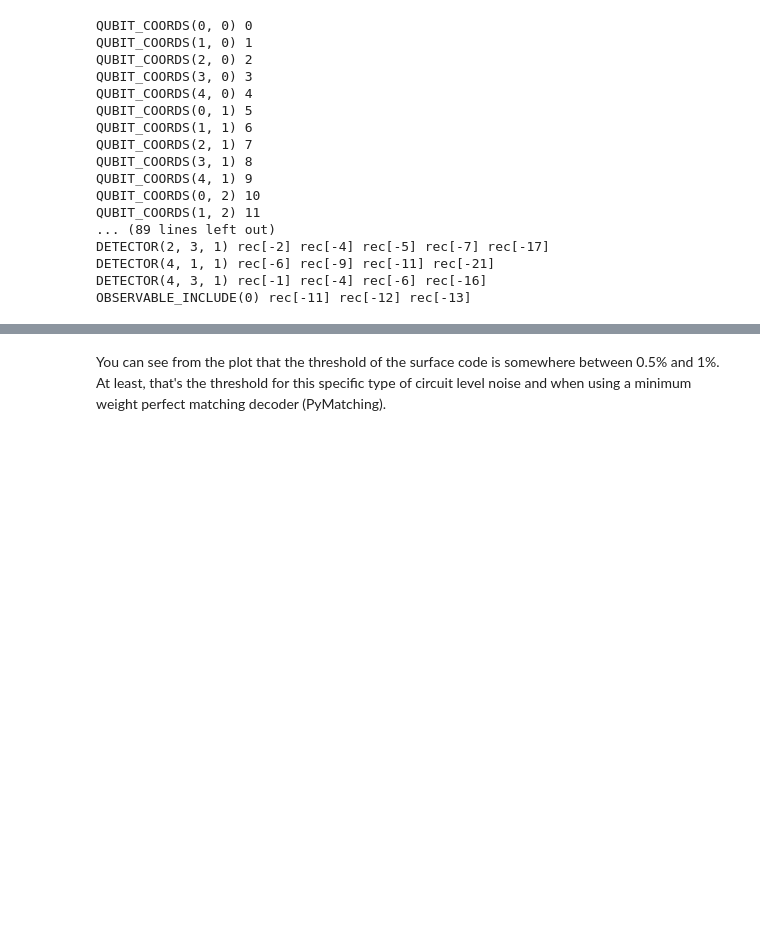
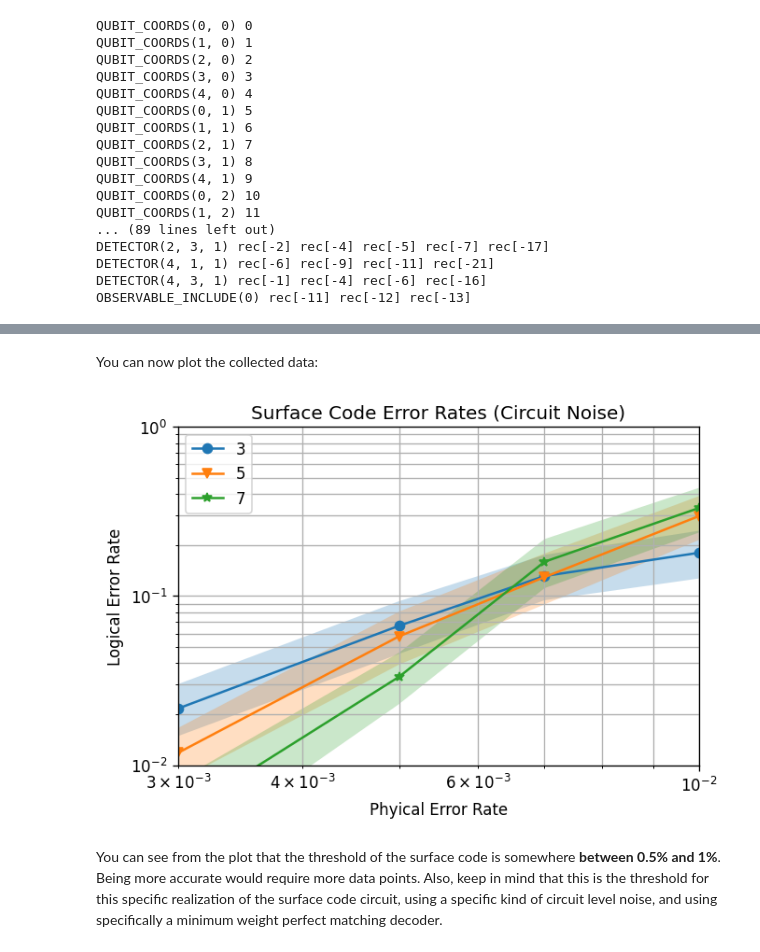
Before and after one commit to quantumlib/Stim, a Jupyter notebook: doc/getting_started.ipynb, the cells around one changed output, grey strips where cells are left out. Cells and saved outputs as stored; diff of their text form; code cells hidden in the pictures; blank space fills up the shorter version.

```diff
--- a/doc/getting_started.ipynb
+++ b/doc/getting_started.ipynb
@@ -653,0 +583,26 @@ plt.show()
+# %%
+surface_code_tasks = [
+    sinter.Task(
+        circuit = stim.Circuit.generated(
+            "surface_code:unrotated_memory_z",
+            rounds=d * 3,
+            distance=d,
+            after_clifford_depolarization=noise,
+            after_reset_flip_probability=noise,
+            before_measure_flip_probability=noise,
+            before_round_data_depolarization=noise,
+        ),
+        json_metadata={'d': d, 'p': noise},
+    )
+    for d in [3, 5, 7]
+    for noise in [0.003, 0.005, 0.007, 0.01]
+]
+
+collected_surface_code_stats: List[sinter.TaskStats] = sinter.collect(
+    num_workers=4,
+    tasks=surface_code_tasks,
+    decoders=['pymatching'],
+    max_shots=10_000,
+    max_errors=100,
+    print_progress=True,
+)
@@ -654,6 +627,29 @@ plt.show()
+# %% [markdown]
+You can now plot the collected data:
+# %%
+fig, ax = plt.subplots(1, 1)
+sinter.plot_error_rate(
+    ax=ax,
+    stats=collected_surface_code_stats,
+    x_func=lambda stats: stats.json_metadata['p'],
+    group_func=lambda stats: stats.json_metadata['d'],
+)
+ax.set_ylim(1e-2, 1e-0)
+ax.set_xlim(3e-3, 1e-2)
+ax.loglog()
+ax.set_title("Surface Code Error Rates (Circuit Noise)")
+ax.set_xlabel("Phyical Error Rate")
+ax.set_ylabel("Logical Error Rate")
+ax.grid(which='major')
+ax.grid(which='minor')
+ax.legend()
+fig.set_dpi(120)  # Show it bigger
+# %% [output]
+[figure, added]
 # %% [markdown]
-You can see from the plot that the threshold of the surface code is somewhere between 0.5% and 1%.
-At least, that's the threshold for this specific type of circuit level noise and when using a minimum weight perfect matching decoder (PyMatching).
+You can see from the plot that the threshold of the surface code is somewhere **between 0.5% and 1%**.
+Being more accurate would require more data points.
+Also, keep in mind that this is the threshold for this specific realization of the surface code circuit, using a specific kind of circuit level noise, and using specifically a minimum weight perfect matching decoder.
 # %% [markdown]
 # End of Tutorial
 
```
Also changed, not shown: parts of 48 cells of this notebook, 35 other files.
